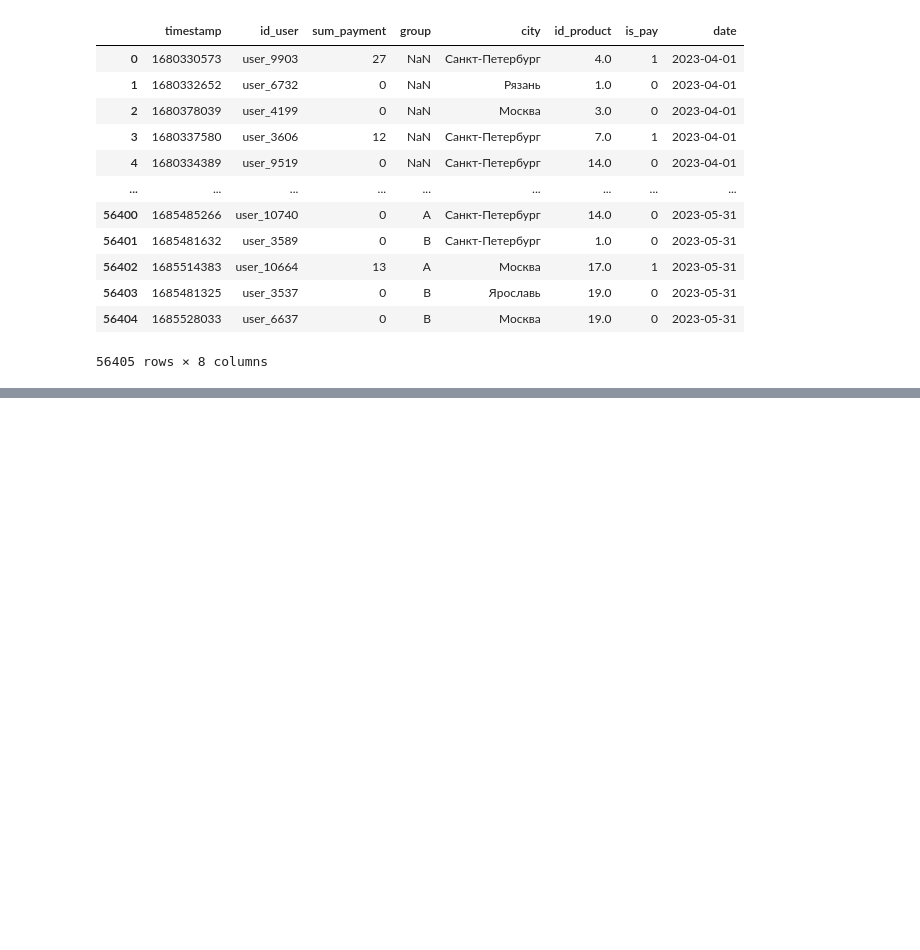
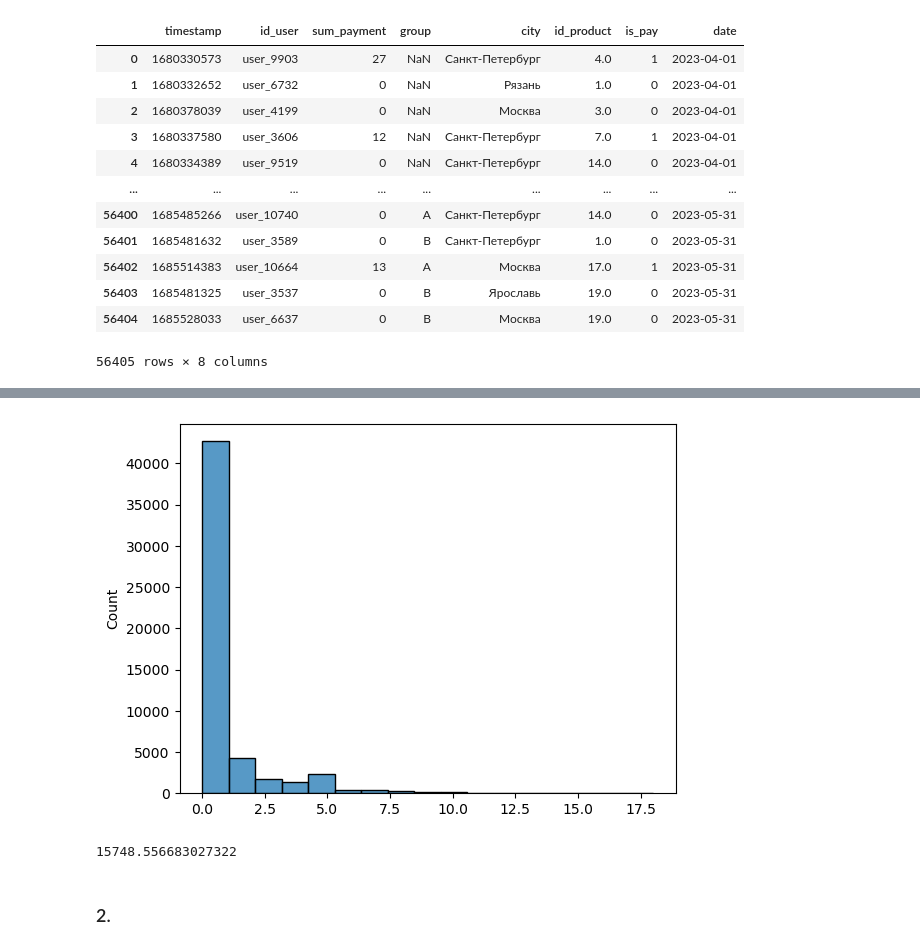
Before and after one commit to Naumenko-KM/MADE_2_AB, a Jupyter notebook: HWs /4.ipynb, the cells around one changed output, grey strips where cells are left out. Drawn from its saved outputs; the diff is of its cells as text; code cells hidden in the pictures; blank space fills up the shorter version.

```diff
--- a/HWs /4.ipynb
+++ b/HWs /4.ipynb
@@ -89,0 +97,19 @@ df['date'].min()
+# %%
+def get_metrics_per_day(df, date_end='2023-04-30'):
+    x = []
+    df_new = df.groupby(by=['id_user', 'date'])['sum_payment'].sum()
+    # for user in tqdm_notebook(df['id_user'].unique()):
+    for user in df['id_user'].unique():
+        df_user =  df_new[user]
+        date_start = df_user.index.min()
+        if (pd.to_datetime(date_end) - pd.to_datetime(date_start)).days < 6:
+            continue
+        idx = pd.date_range(date_start, date_end)
+        df_user.index = pd.DatetimeIndex(df_user.index)
+        df_user = df_user.reindex(idx, fill_value=0)
+        metrics = df_user.rolling(7).mean()[6:]
+
+        x.extend(metrics.tolist())
+        # x.append(metrics.mean())
+    x = np.array(x)
+    return x
@@ -89,0 +121,21 @@ df['date'].min()
+# %%
+sns.histplot(x);
+# %% [output]
+[figure, added]
+# %%
+def duration(k, delta_effect, sigma_1, sigma_2, alpha=0.05, beta=0.2):
+    z = sps.norm.ppf(1 - alpha/2) + sps.norm.ppf(1-beta)
+    n = (k + 1) * z ** 2 * (sigma_1 ** 2 + sigma_2 ** 2 / k) / (delta_effect ** 2)
+    return n
+
+
+x_mean = x.mean()
+x_sigma = x.std()
+delta_effect = 0.1
+
+dur = duration(k=1, delta_effect=delta_effect, sigma_1=x_sigma, sigma_2=x_sigma, alpha=0.05, beta=0.05)
+dur
+# %% [output]
+15748.556683027322
+# %% [markdown]
+### 2.
```
Also changed, not shown: parts of 31 cells of this notebook.
